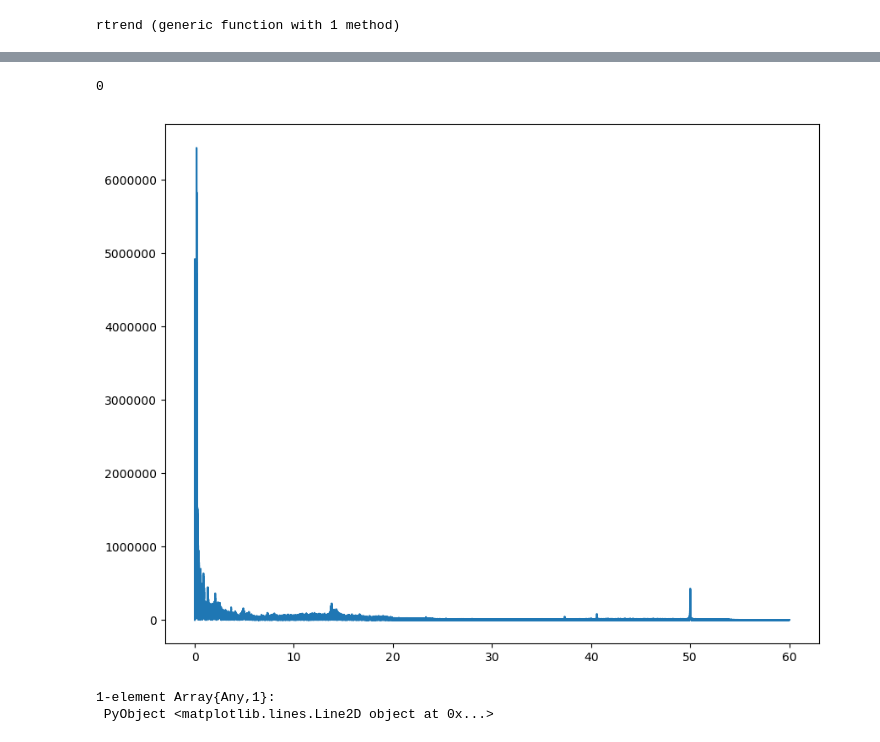
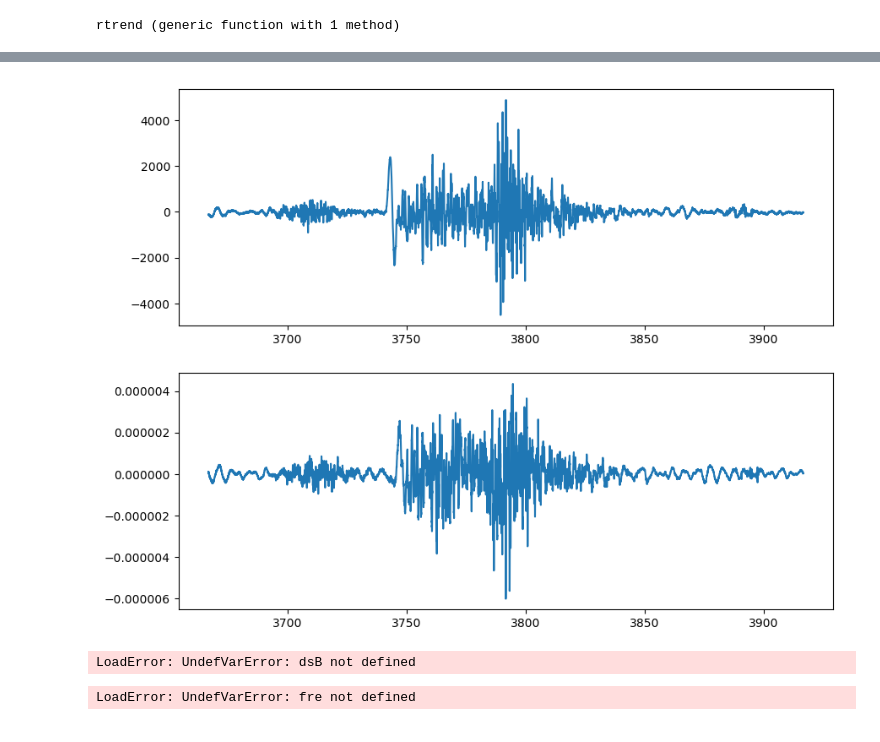
Before and after one commit to vhmar/EnvironmentalSeismology-Classroom, a Jupyter notebook: Alma/Z Italy.ipynb, the cells around one changed output, grey strips where cells are left out. Cells and saved outputs as stored; diff of their text form; code cells hidden in the pictures.

```diff
--- a/Alma/Z Italy.ipynb
+++ b/Alma/Z Italy.ipynb
@@ -62,3 +23,5 @@ SeisChannel with 864846 samples
+# %%
+HHZ=st[6];
 # %%
 tsHHE = collect(0:length(HHE.x)-1)*(1/HHE.fs);
 # %%
@@ -80,0 +61,8 @@ data = rtrend(tsHHE,data);
+# %%
+conmps = 1/6.276150e+08
+data3 = HHZ.x;
+data3 = data3 * conmps
+data3 = data3 - mean(data3)
+data3 = rtrend(tsHHZ,data3);
+dat3 = data3[440000:470000];
+tiempo3= tsHHZ[440000:470000];
@@ -93,16 +85,22 @@ nn = convert(Int32,floor(length(data)/2)+1)
+# %%
+fig = figure(figsize=(10,8));
+subplot(2,1,1)
+plot(tiempo2,dat2);
+subplot(2,1,2)
+plot(tiempo3,dat3);
+# %% [output]
+[figure, added]
 # %%
-fre = collect(0:length(data))*dsB;
+fre = collect(0:length(dat1))*dsB;
+# %% [output]
+LoadError: UndefVarError: dsB not defined
 # %%
-Bff = fft(data,1)
-Bff[1] = 0
+Bff = fft(dat1,1)
+Bff[1] = 0;
-# %% [output]
-0
 # %%
-
 fig = figure(figsize=(10,8))
-plot(fre[1:nn],abs.(Bff[1:nn]))
+subplot(2,1,1)
+plot(fre[1:nn],abs.(Bff[1:nn]));
 # %% [output]
-[figure, removed]
-1-element Array{Any,1}:
- PyObject <matplotlib.lines.Line2D object at 0x...>
+LoadError: UndefVarError: fre not defined
 # %%
```
Also changed, not shown: parts of 26 cells of this notebook.
